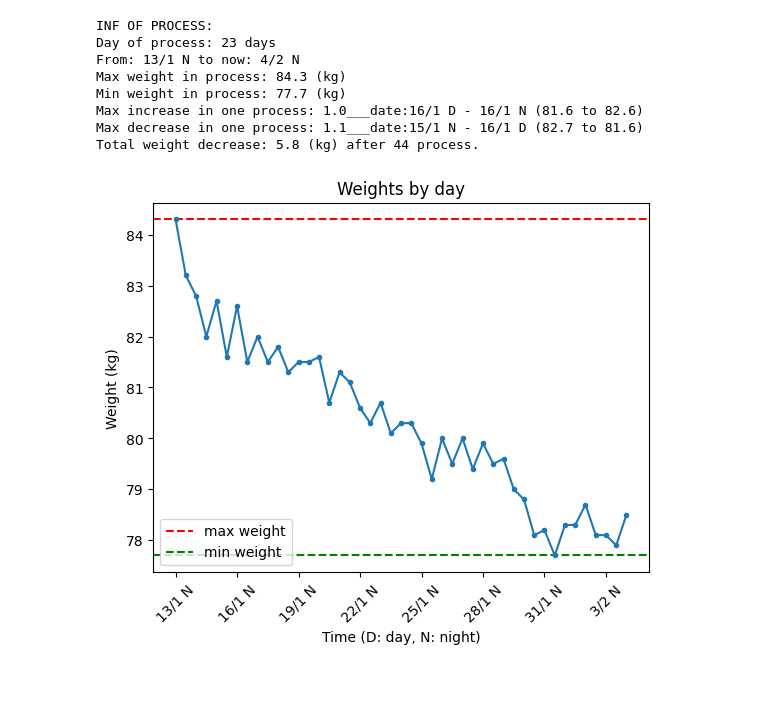
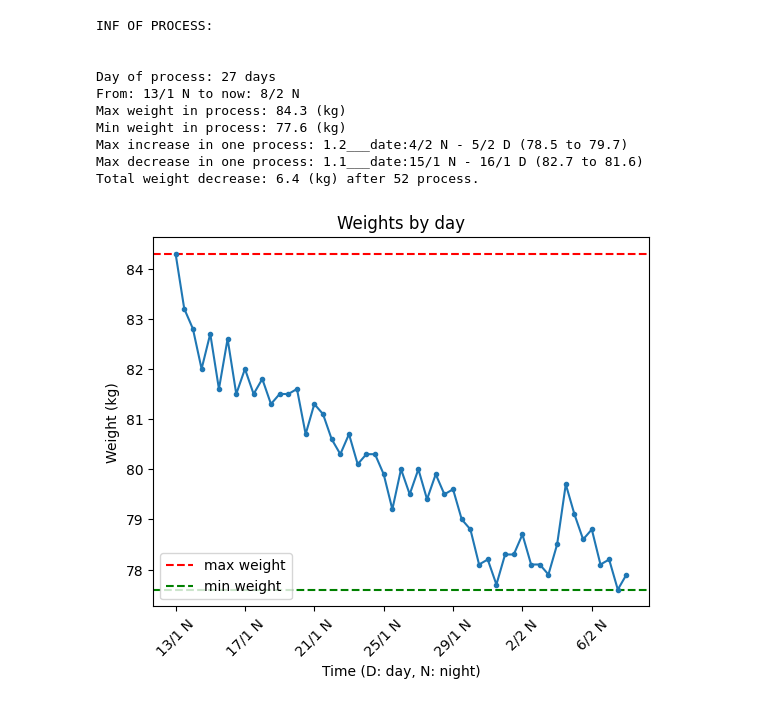
Before and after one commit to thanhbl-hust/Data-structures-and-Algorithms, a Jupyter notebook: train_12_1/weights.ipynb, the cells around one changed output. Drawn from its saved outputs; the diff is of its cells as text; code cells hidden in the pictures.

```diff
--- a/train_12_1/weights.ipynb
+++ b/train_12_1/weights.ipynb
@@ -30,15 +30,17 @@ w = [
     81.3,  81.1,   80.6,   80.3,   80.7,   80.1,   80.3,   80.3,
     79.9,  79.2,   80,     79.5,   80,     79.4,   79.9,   79.5,
     79.6,  79,     78.8,   78.1,   78.2,   77.7,   78.3,   78.3,
-    78.7,  78.1,   78.1,   77.9,   78.5
+    78.7,  78.1,   78.1,   77.9,   78.5,   79.7,   79.1,   78.6,
+    78.8,  78.1,   78.2,   77.6,   77.9
 ]
 d = [
     '13/1 N', '14/1 D', '14/1 N', '15/1 D', '15/1 N', '16/1 D', '16/1 N', '17/1 D',
     '17/1 N', '18/1 D', '18/1 N', '19/1 D', '19/1 N', '20/1 D', '20/1 N', '21/1 D',
     '21/1 N', '22/1 D', '22/1 N', '23/1 D', '23/1 N', '24/1 D', '24/1 N', '25/1 D',
     '25/1 N', '26/1 D', '26/1 N', '27/1 D', '27/1 N', '28/1 D', '28/1 N', '29/1 D',
-    '29/1 N', '30/1 D', '30/1 N', '31/1 D', '31/1 N',  '1/2 D' , '1/2 N',  '2/2 D',
-     '2/2 N',  '3/2 D',  '3/2 N',  '4/2 D',  '4/2 N'
+    '29/1 N', '30/1 D', '30/1 N', '31/1 D', '31/1 N',  '1/2 D',  '1/2 N',  '2/2 D',
+     '2/2 N',  '3/2 D',  '3/2 N',  '4/2 D',  '4/2 N',  '5/2 D',  '5/2 N',  '6/2 D',
+     '6/2 N',  '7/2 D',  '7/2 N',  '8/2 D',  '8/2 N'
 ]
 
 
@@ -56,37 +58,41 @@ def paint(w, d, set_time):
     x_ticks = range(0, n, times_appear)
     x_labels = [d[i] for i in x_ticks]
 
     max_value = np.max(w)
     min_value = np.min(w)
+
     #oneday has 2 parameters, 0:00 and after wake up
     maxIn, maxDe, inr1, inr2, der1, der2 = findMaxandMin(w)
     print("INF OF PROCESS:")
+    print("\n")
     print(f'Day of process: {int((len(w) + len(w) % 2) / 2)} days')
     print(f'From: {d[0]} to now: {d[len(d) - 1]}')
     print(f'Max weight in process: {round(max(w), 2)} (kg)')
     print(f'Min weight in process: {round(min(w), 2)} (kg)')
     print(f'Max increase in one process: {round(maxIn, 1)}___date:{d[inr1]} - {d[inr2]} ({w[inr1]} to {w[inr2]})')
     print(f'Max decrease in one process: {round(maxDe, 2)}___date:{d[der1]} - {d[der2]} ({w[der1]} to {w[der2]})')
     print(f'Total weight decrease: {round(abs(w[len(w) - 1] - w[0]), 1)} (kg) after {len(w) - 1} process.')
 
     plt.axhline(y = max_value, color = 'r', linestyle = '--', label = 'Max')
     plt.axhline(y = min_value, color = 'g', linestyle = '--', label = 'Min')
     plt.plot(d, w, marker = '.')
     plt.xlabel('Time (D: day, N: night)')
     plt.ylabel('Weight (kg)')
     plt.title('Weights by day')
     plt.xticks(x_ticks, x_labels, rotation = 45)
     plt.legend(['max weight', 'min weight'], loc='lower left')
     plt.show()
 
-paint(w, d, 7)
+paint(w, d, 6)
 # %% [output]
 INF OF PROCESS:
-Day of process: 23 days
-From: 13/1 N to now: 4/2 N
+
+
+Day of process: 27 days
+From: 13/1 N to now: 8/2 N
 Max weight in process: 84.3 (kg)
-Min weight in process: 77.7 (kg)
-Max increase in one process: 1.0___date:16/1 D - 16/1 N (81.6 to 82.6)
+Min weight in process: 77.6 (kg)
+Max increase in one process: 1.2___date:4/2 N - 5/2 D (78.5 to 79.7)
 Max decrease in one process: 1.1___date:15/1 N - 16/1 D (82.7 to 81.6)
-Total weight decrease: 5.8 (kg) after 44 process.
+Total weight decrease: 6.4 (kg) after 52 process.
-[figure, old version]
+[figure, new version]
```
